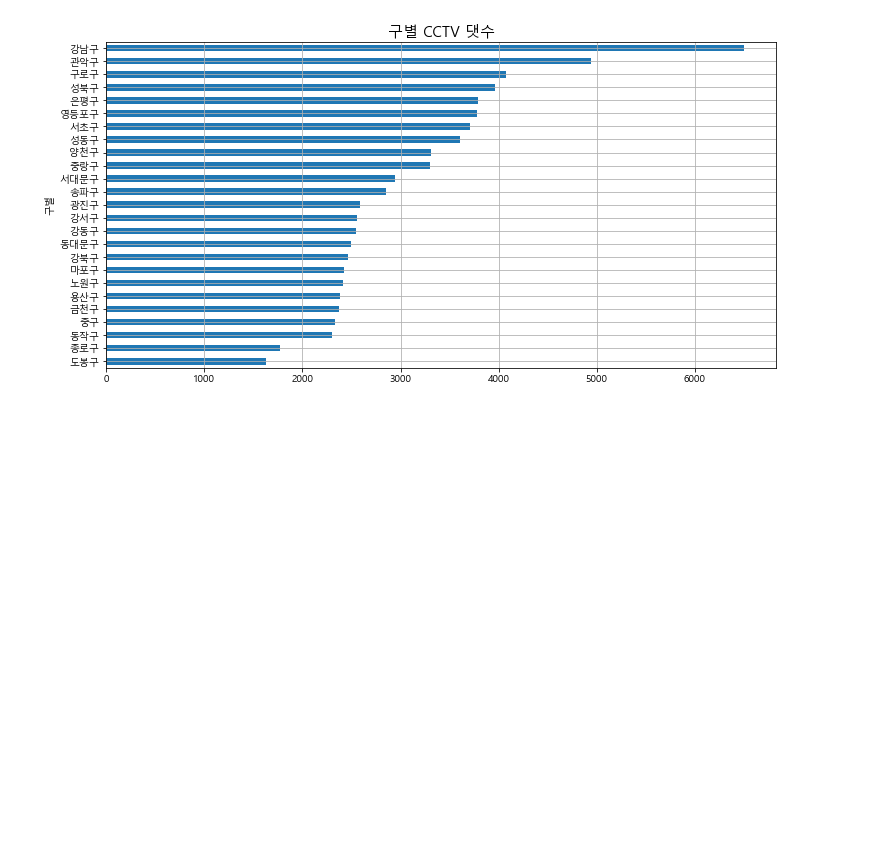
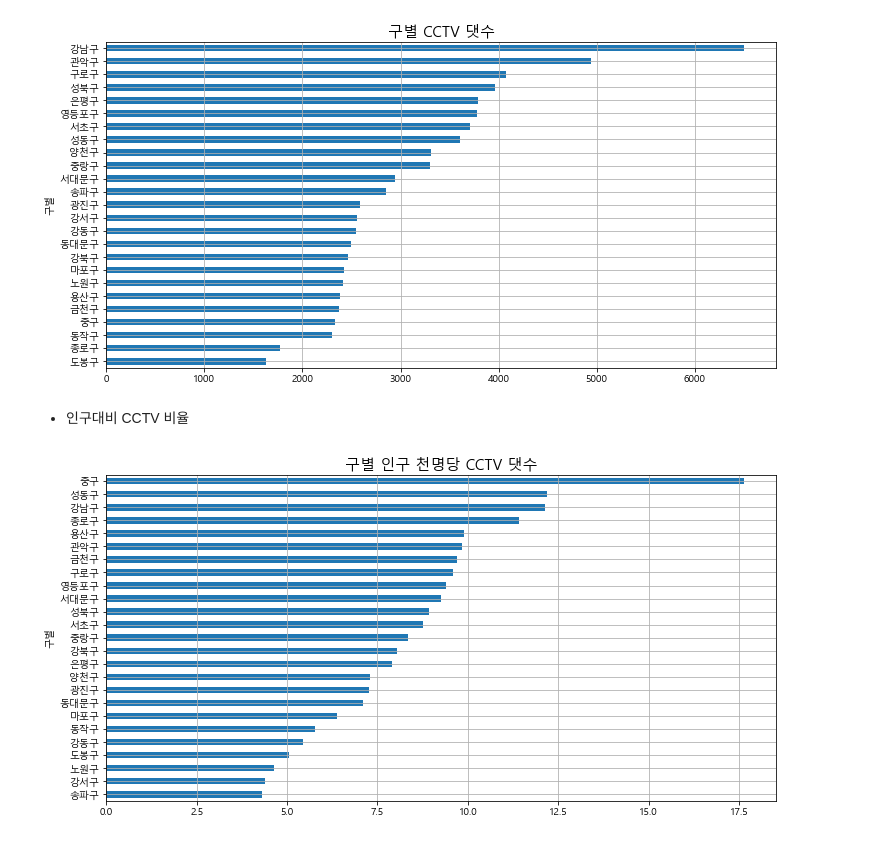
Before and after one commit to 1unasy/MachineLearning-2021-12, a Jupyter notebook: 00.데이터분석/21.서울시데이터_분석및시각화.ipynb, the cells around one changed output. Drawn from its saved outputs; the diff is of its cells as text; code cells hidden in the pictures; blank space fills up the shorter version.

```diff
--- a/00.데이터분석/21.서울시데이터_분석및시각화.ipynb
+++ b/00.데이터분석/21.서울시데이터_분석및시각화.ipynb
@@ -59,3 +59,12 @@ plt.title('구별 CCTV 댓수', fontsize=15)
 plt.show()
 # %% [output]
 [figure]
+# %% [markdown]
+- 인구대비 CCTV 비율
+# %%
+df['천명당CCTV'] = (df.CCTV댓수 / df.인구수 * 1000).round(2)
+df.천명당CCTV.sort_values().plot(kind='barh', grid=True, figsize=(12,6))
+plt.title('구별 인구 천명당 CCTV 댓수', fontsize=15)
+plt.show()
+# %% [output]
+[figure, added]
```
Also changed, not shown: parts of 12 cells of this notebook.
